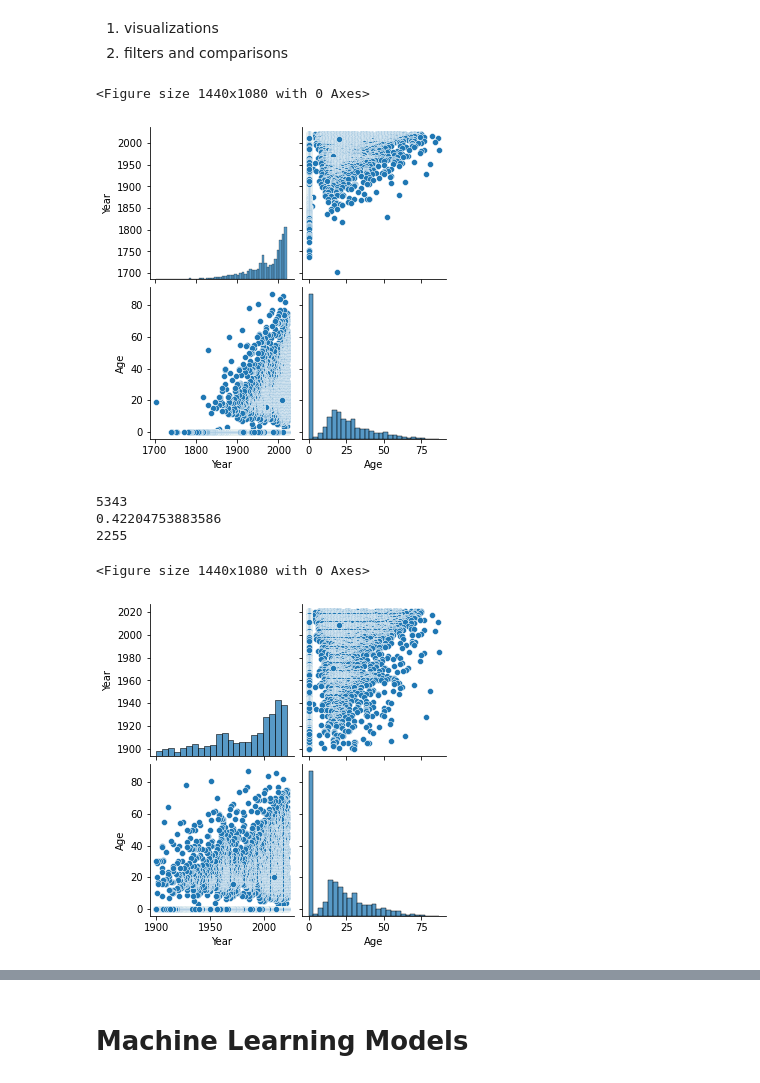
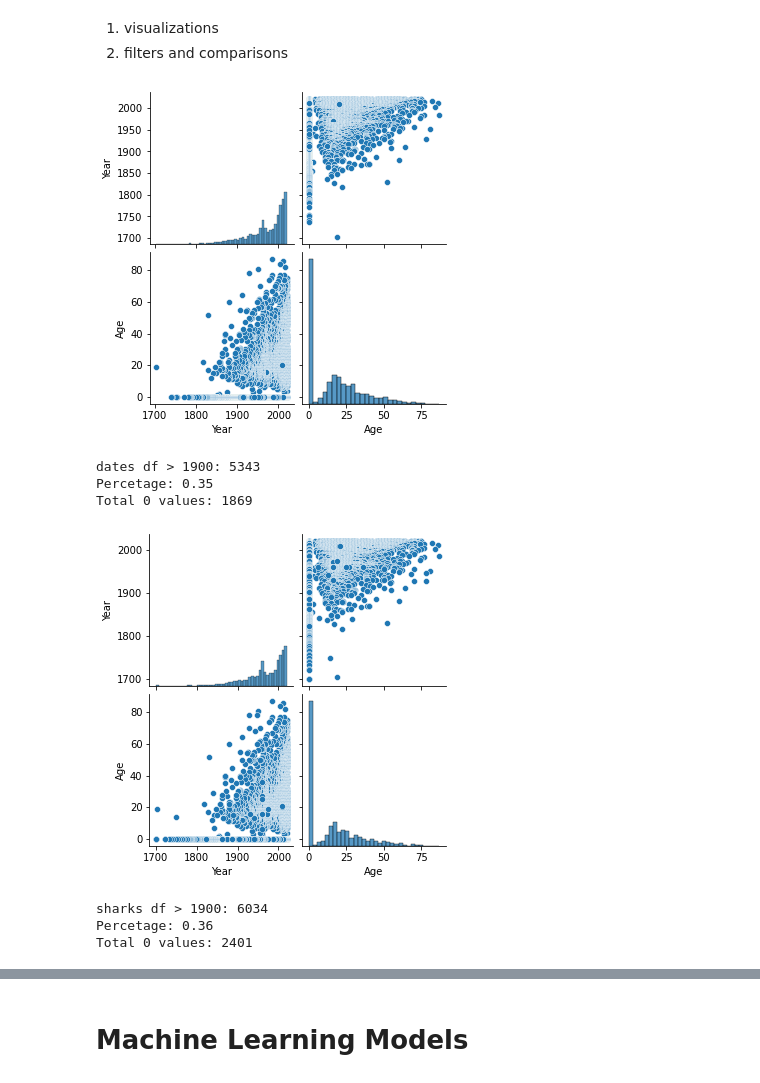
Before and after one commit to janaeam/Global-Shark-Attacks, a Jupyter notebook: Shark_Attack_Data.ipynb, the cells around one changed output, grey strips where cells are left out. Drawn from its saved outputs; the diff is of its cells as text; code cells hidden in the pictures.

```diff
--- a/Shark_Attack_Data.ipynb
+++ b/Shark_Attack_Data.ipynb
@@ -1477,35 +1491,59 @@ zero_count_d.sum()/dates['Age'].count()
 # %%
 import seaborn as sns
 # %%
-# Because my only numeric columns are the Year and Age categories instead of
-#    running a pairplot on the sharks df I will run it on the dates df because
+# Because the only numeric columns are the Year and Age categories instead of
+#    running a pairplot on the (sharks df) I will run it on the (dates df) because
 #    the BC dates and other dates before 1677 have already been filtered out
-plt.figure(figsize=(20,15));
+# Downside is that additional data was also removed when the (dates df) Date column was
+#    converted to Datetime format. It erased the dates that did not include day/month/year
 sns.pairplot(dates);
 # In order to get better results visual for the Age column I will need to filter out
-#    the zeros or use a median or mean to fill. currently the zeros make up 39%
-#    the dates df which is fairly substantial for modeling, but will work well to
-#    filter out for the sake of visualization
+#    the zeros or use a median or mean to fill. currently the zeros make up 35% of
+#    the (dates df) which is fairly substantial to filter out for modeling, but will work
+#    well to filter them out for the sake of visualization
 # %% [output]
-<Figure size 1440x1080 with 0 Axes>
 [figure]
 # %%
 # filtering out the data that's prior to 1900
 # try checking the zeros separately
 # check the highest concentration of age groups as well
-yr1900 = dates['Year'] >= 1900
-zero_age1900 = dates['Age'] == 0
-print(len(dates[yr1900]))
-print(zero_age1900.sum()/len(dates[yr1900]))
-print(zero_age1900.sum())
+
+yr1900_d = dates['Year'] >= 1900
+age0_1900_d = (dates['Age'] == 0) & yr1900_d
+print('dates df > 1900:', len(dates[yr1900_d]))
+print('Percetage:', round(age0_1900_d.sum()/len(dates[yr1900_d]), 3))
+print('Total 0 values:', age0_1900_d.sum())
+# 35% of this data contains a 0 value in the age column
 # %% [output]
-5343
-0.42204753883586
-2255
+dates df > 1900: 5343
+Percetage: 0.35
+Total 0 values: 1869
-# %%
-# create a boxplot
-plt.figure(figsize=(20,15));
-sns.pairplot(dates[yr1900]);
-# %% [output]
-<Figure size 1440x1080 with 0 Axes>
-[figure, removed]
+# %%
+# curious about the (sharks df) because there 691 more rows of data than the (dates df)
+# the data that did not conform to the datetime format remain in this dataset
+# filtering out data before the year 1677 so the data is based on the same "cutoff"
+#    years as the (dates df)
+
+yr1677_s = sharks['Year'] >= 1677
+
+sns.pairplot(sharks[yr1677_s]);
+# I will proceed forward with the data from the (sharks df) as it is more complete
+# I will use data from the (dates df) if I specifically choose to run analytics based
+#    on month or other date specific data
+# %% [output]
+[figure, added]
+# %%
+# filtering out the data that's prior to 1900
+# try checking the zeros separately
+# check the highest concentration of age groups as well
+
+yr1900_s = sharks['Year'] >= 1900
+age0_1900_s = (sharks['Age'] == 0) & yr1900_s
+print('sharks df > 1900:', len(sharks[yr1900_s]))
+print('Percetage:', round(age0_1900_s.sum()/len(yr1900_s),3))
+print('Total 0 values:', age0_1900_s.sum())
+# 36% of this data contains a 0 value in the age column
+# %% [output]
+sharks df > 1900: 6034
+Percetage: 0.36
+Total 0 values: 2401
```
Also changed, not shown: parts of 24 cells of this notebook.
